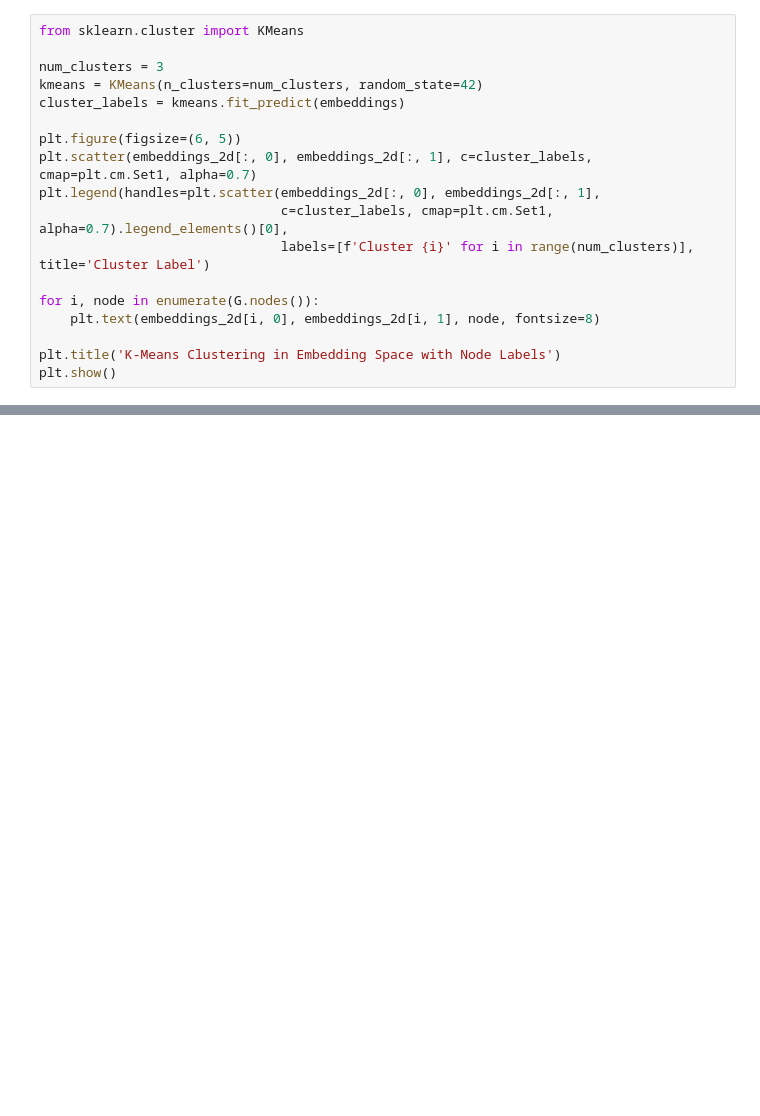
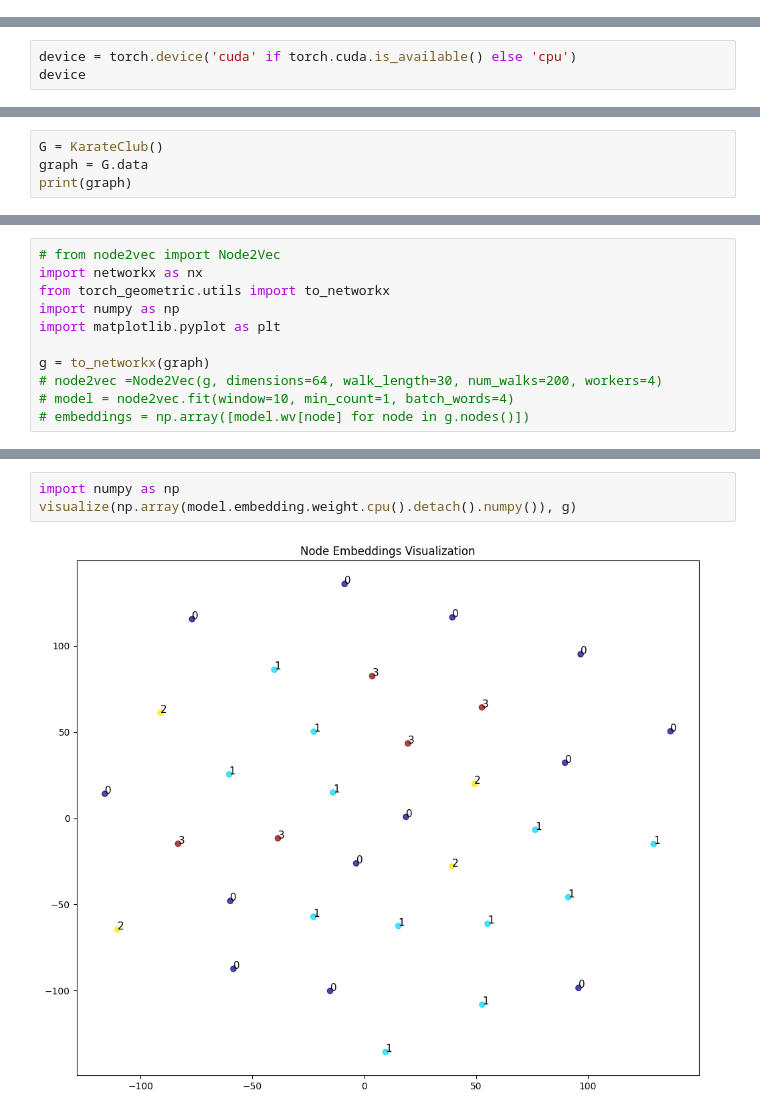
Before and after one commit to shirshoFYP/graph_chat, a Jupyter notebook: kg.ipynb, the cells around one changed output, grey strips where cells are left out. Saved outputs shown, nothing was run; the diff lists cells and outputs as text; blank space fills up the shorter version.

```diff
--- a/kg.ipynb
+++ b/kg.ipynb
@@ -105,18 +0,0 @@ plt.show()
-# %%
-from sklearn.cluster import KMeans
-
-num_clusters = 3
-kmeans = KMeans(n_clusters=num_clusters, random_state=42)
-cluster_labels = kmeans.fit_predict(embeddings)
-
-plt.figure(figsize=(6, 5))
-plt.scatter(embeddings_2d[:, 0], embeddings_2d[:, 1], c=cluster_labels, cmap=plt.cm.Set1, alpha=0.7)
-plt.legend(handles=plt.scatter(embeddings_2d[:, 0], embeddings_2d[:, 1],
-                               c=cluster_labels, cmap=plt.cm.Set1, alpha=0.7).legend_elements()[0],
-                               labels=[f'Cluster {i}' for i in range(num_clusters)], title='Cluster Label')
-
-for i, node in enumerate(G.nodes()):
-    plt.text(embeddings_2d[i, 0], embeddings_2d[i, 1], node, fontsize=8)
-
-plt.title('K-Means Clustering in Embedding Space with Node Labels')
-plt.show()
@@ -141,0 +12,3 @@ plt.show()
+# %%
+device = torch.device('cuda' if torch.cuda.is_available() else 'cpu')
+device
@@ -141,0 +19,4 @@ plt.show()
+# %%
+G = KarateClub()
+graph = G.data
+print(graph)
@@ -141,0 +77,11 @@ plt.show()
+# %%
+# from node2vec import Node2Vec
+import networkx as nx
+from torch_geometric.utils import to_networkx
+import numpy as np
+import matplotlib.pyplot as plt
+
+g = to_networkx(graph)
+# node2vec =Node2Vec(g, dimensions=64, walk_length=30, num_walks=200, workers=4)
+# model = node2vec.fit(window=10, min_count=1, batch_words=4)
+# embeddings = np.array([model.wv[node] for node in g.nodes()])
@@ -141,0 +132,5 @@ plt.show()
+# %%
+import numpy as np
+visualize(np.array(model.embedding.weight.cpu().detach().numpy()), g)
+# %% [output]
+[figure, added]
```
Also changed, not shown: parts of 33 cells of this notebook, 6 other files.
